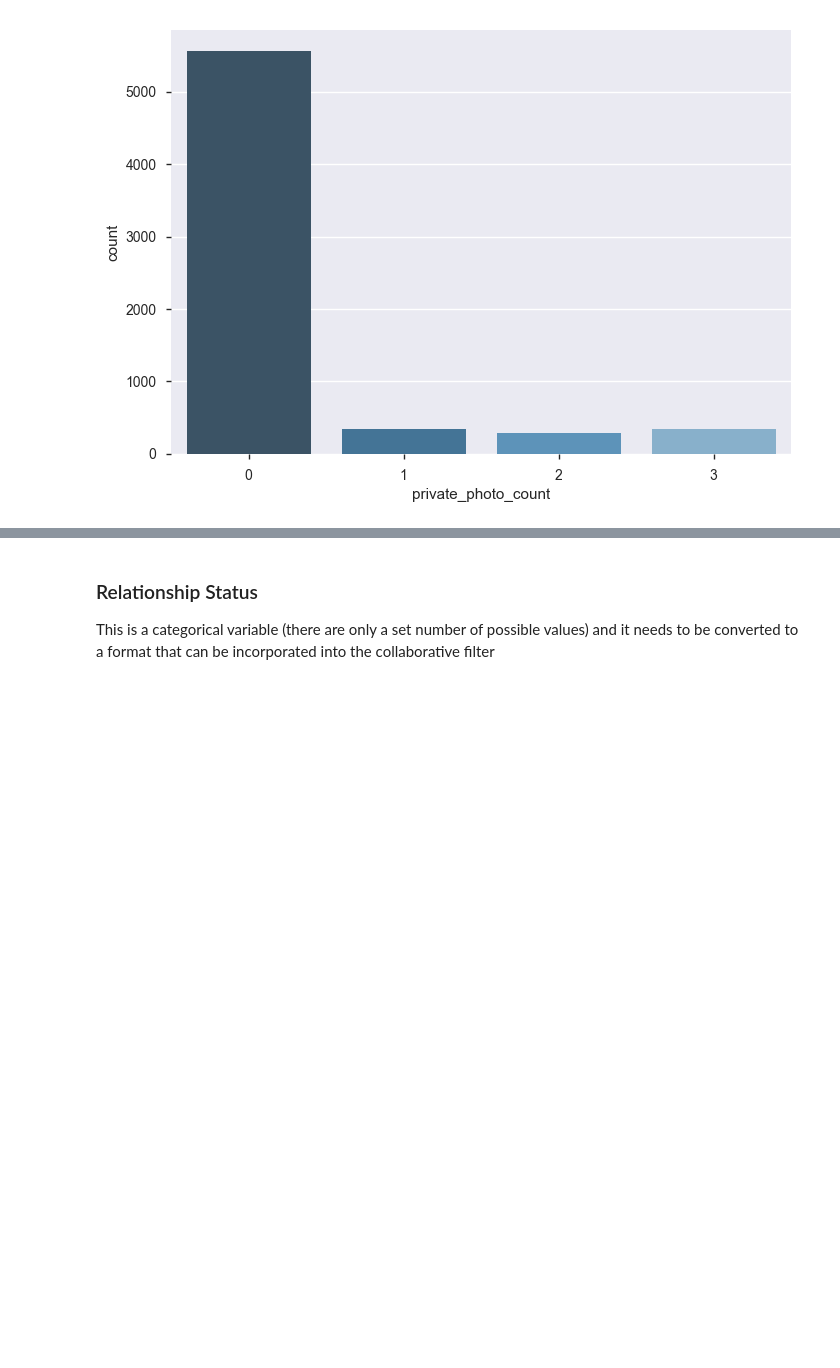
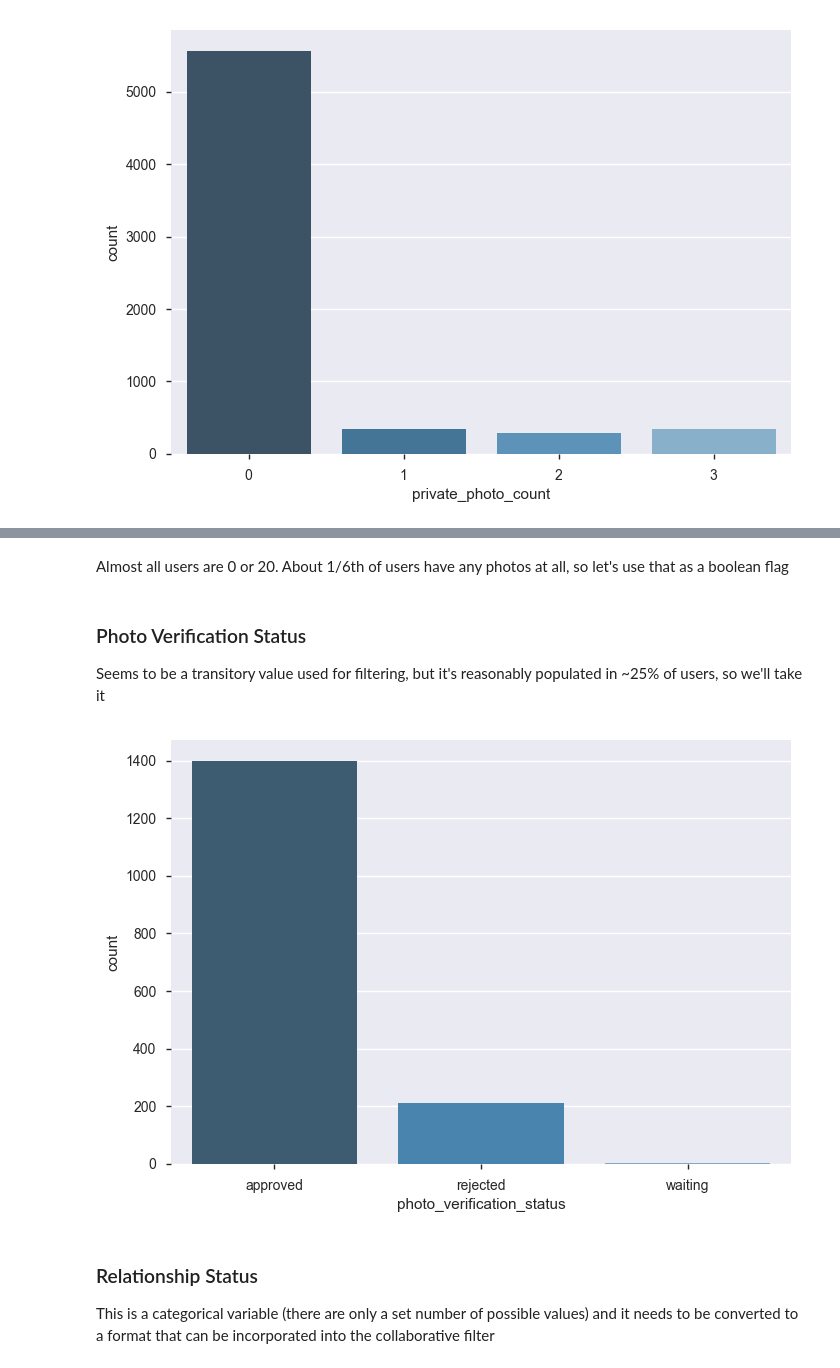
Before and after one commit to davenovelli/strvworkshop, a Jupyter notebook: notebooks/Profile Exploration.ipynb, the cells around one changed output, grey strips where cells are left out. Cells and saved outputs as stored; diff of their text form; code cells hidden in the pictures; blank space fills up the shorter version.

```diff
--- a/notebooks/Profile Exploration.ipynb
+++ b/notebooks/Profile Exploration.ipynb
@@ -268,3 +298,16 @@ sns.countplot(x="private_photo_count", data=profiles, palette="Blues_d");
+# %% [markdown]
+Almost all users are 0 or 20. About 1/6th of users have any photos at all, so let's use that as a boolean flag
+# %%
+profiles.loc[profiles.insta_photos_count > 0, 'has_insta_photo'] = 1
+# %% [markdown]
+### Photo Verification Status
+Seems to be a transitory value used for filtering, but it's reasonably populated in ~25% of users, so we'll take it
+# %%
+# One-hot encode the 4 potential values: {approved, waiting, rejected, unknown}
+sns.countplot(x="photo_verification_status", data=profiles, palette="Blues_d");
+profiles = pd.concat([profiles, pd.get_dummies(profiles.photo_verification_status)], axis=1)
+# %% [output]
+[figure, added]
 # %% [markdown]
 ### Relationship Status
 This is a categorical variable (there are only a set number of possible values) and it needs to be converted to a format that can be incorporated into the collaborative filter
```
Also changed, not shown: parts of 42 cells of this notebook, 1 other file.
